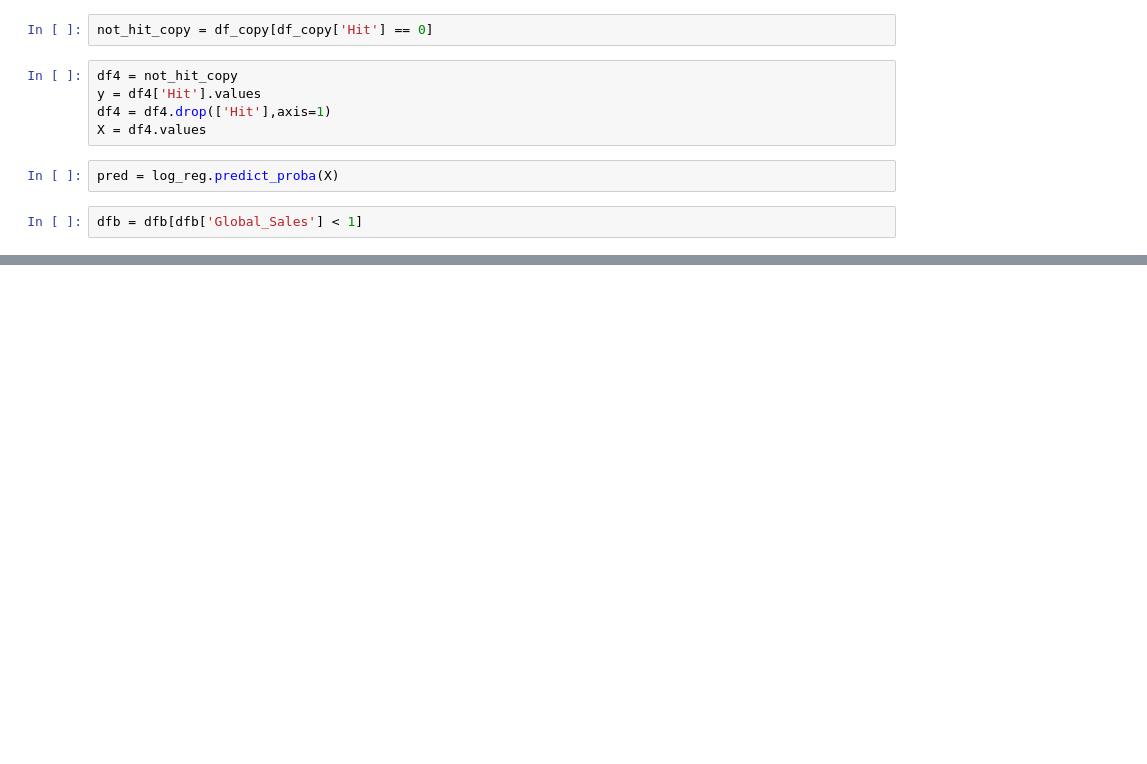
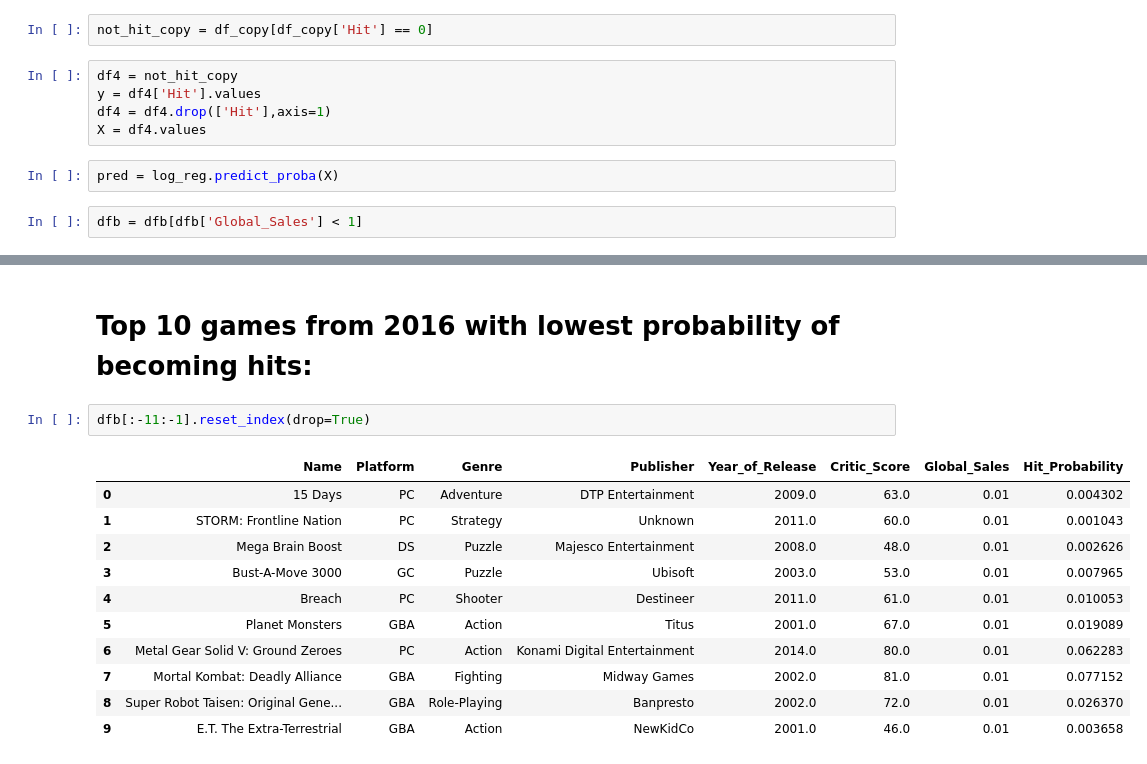
Before and after one commit to Deepthiezio/GamePredictiom, a Jupyter notebook: GamePrediction.ipynb, the cells around one changed output, grey strips where cells are left out. Drawn from its saved outputs; the diff is of its cells as text; blank space fills up the shorter version.

```diff
--- a/GamePrediction.ipynb
+++ b/GamePrediction.ipynb
@@ -345,0 +421,16 @@ See the caveats in the documentation: https://pandas.pydata.org/pandas-docs/stab
+# %% [markdown]
+# **Top 10 games from 2016 with lowest probability of becoming hits:**
+# %%
+dfb[:-11:-1].reset_index(drop=True)
+# %% [output]
+|  | Name | Platform | Genre | Publisher | Year_of_Release | Critic_Score | Global_Sales | Hit_Probability |
+| 0 | 15 Days | PC | Adventure | DTP Entertainment | 2009.0 | 63.0 | 0.01 | 0.004302 |
+| 1 | STORM: Frontline Nation | PC | Strategy | Unknown | 2011.0 | 60.0 | 0.01 | 0.001043 |
+| 2 | Mega Brain Boost | DS | Puzzle | Majesco Entertainment | 2008.0 | 48.0 | 0.01 | 0.002626 |
+| 3 | Bust-A-Move 3000 | GC | Puzzle | Ubisoft | 2003.0 | 53.0 | 0.01 | 0.007965 |
+| 4 | Breach | PC | Shooter | Destineer | 2011.0 | 61.0 | 0.01 | 0.010053 |
+| 5 | Planet Monsters | GBA | Action | Titus | 2001.0 | 67.0 | 0.01 | 0.019089 |
+| 6 | Metal Gear Solid V: Ground Zeroes | PC | Action | Konami Digital Entertainment | 2014.0 | 80.0 | 0.01 | 0.062283 |
+| 7 | Mortal Kombat: Deadly Alliance | GBA | Fighting | Midway Games | 2002.0 | 81.0 | 0.01 | 0.077152 |
+| 8 | Super Robot Taisen: Original Gene... | GBA | Role-Playing | Banpresto | 2002.0 | 72.0 | 0.01 | 0.026370 |
+| 9 | E.T. The Extra-Terrestrial | GBA | Action | NewKidCo | 2001.0 | 46.0 | 0.01 | 0.003658 |
```
Also changed, not shown: parts of 16 cells of this notebook.
